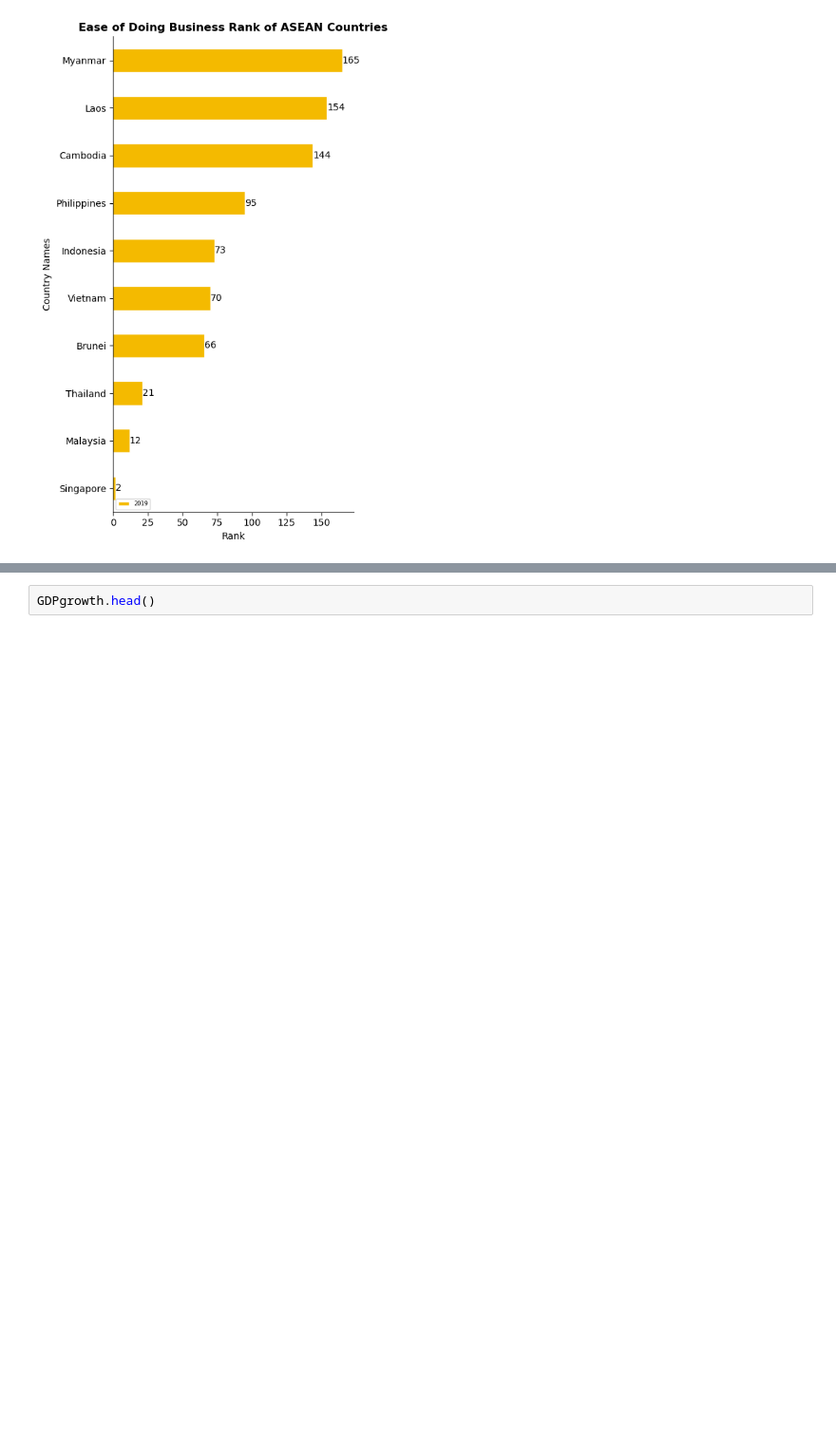
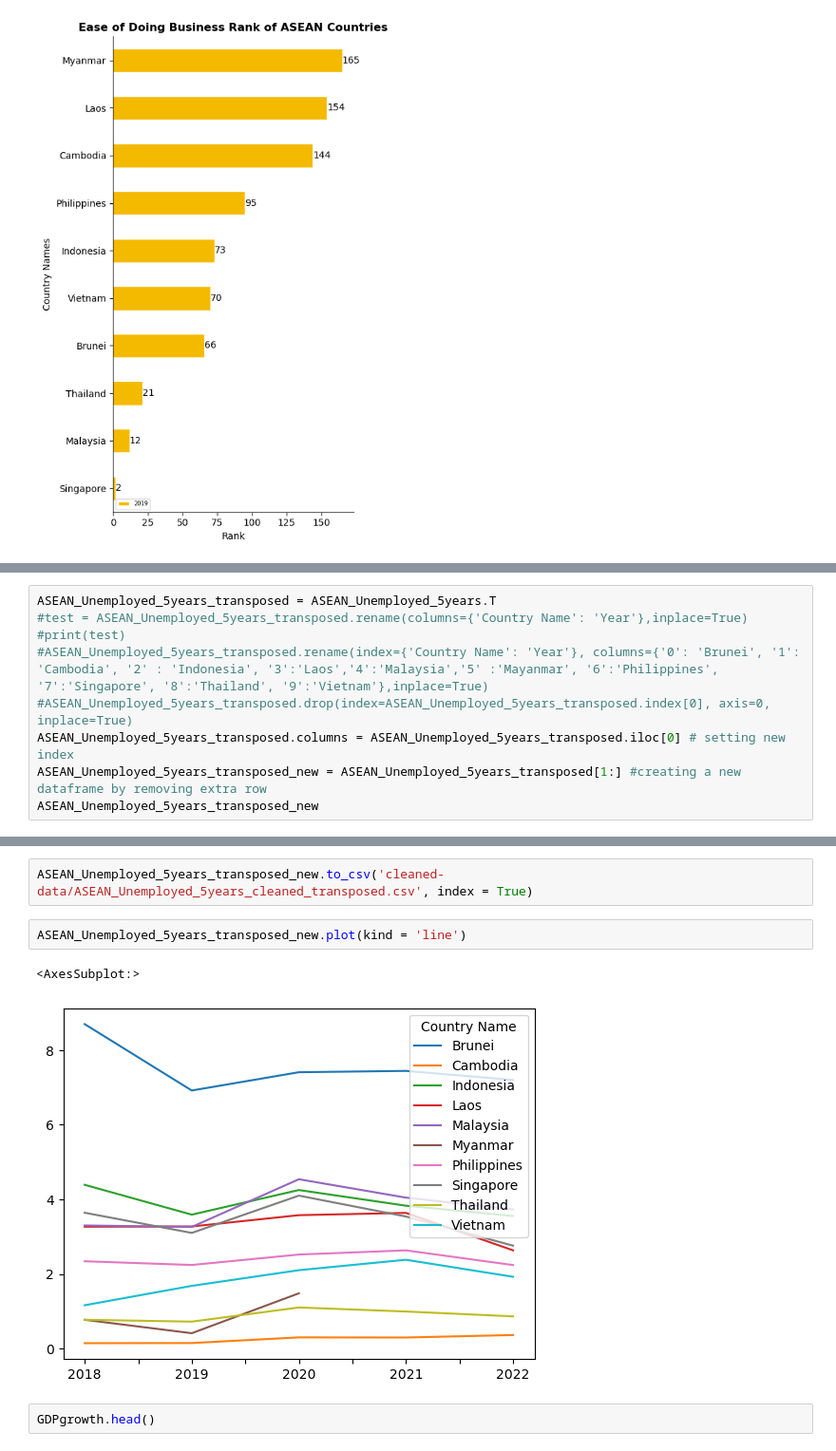
Before and after one commit to RuizLorenzoChavez/asean-datascience, a Jupyter notebook: GillCleaning.ipynb, the cells around one changed output, grey strips where cells are left out. Shown: that part at 95% size. Saved outputs shown, nothing was run; the diff lists cells and outputs as text; blank space fills up the shorter version.

```diff
--- a/GillCleaning.ipynb
+++ b/GillCleaning.ipynb
@@ -159,0 +244,9 @@ unemp.head()
+# %%
+ASEAN_Unemployed_5years_transposed = ASEAN_Unemployed_5years.T
+#test = ASEAN_Unemployed_5years_transposed.rename(columns={'Country Name': 'Year'},inplace=True)
+#print(test)
+#ASEAN_Unemployed_5years_transposed.rename(index={'Country Name': 'Year'}, columns={'0': 'Brunei', '1': 'Cambodia', '2' : 'Indonesia', '3':'Laos','4':'Malaysia','5' :'Mayanmar', '6':'Philippines', '7':'Singapore', '8':'Thailand', '9':'Vietnam'},inplace=True)
+#ASEAN_Unemployed_5years_transposed.drop(index=ASEAN_Unemployed_5years_transposed.index[0], axis=0, inplace=True)
+ASEAN_Unemployed_5years_transposed.columns = ASEAN_Unemployed_5years_transposed.iloc[0] # setting new index
+ASEAN_Unemployed_5years_transposed_new = ASEAN_Unemployed_5years_transposed[1:] #creating a new dataframe by removing extra row
+ASEAN_Unemployed_5years_transposed_new
@@ -160,3 +260,10 @@ unemp.head()
+# %%
+ASEAN_Unemployed_5years_transposed_new.to_csv('cleaned-data/ASEAN_Unemployed_5years_cleaned_transposed.csv', index = True)
+# %%
+ASEAN_Unemployed_5years_transposed_new.plot(kind = 'line')
+# %% [output]
+<AxesSubplot:>
+[figure, added]
 # %%
 GDPgrowth.head()
 # %% [output]
```
Also changed, not shown: parts of 21 cells of this notebook, 1 other file.
